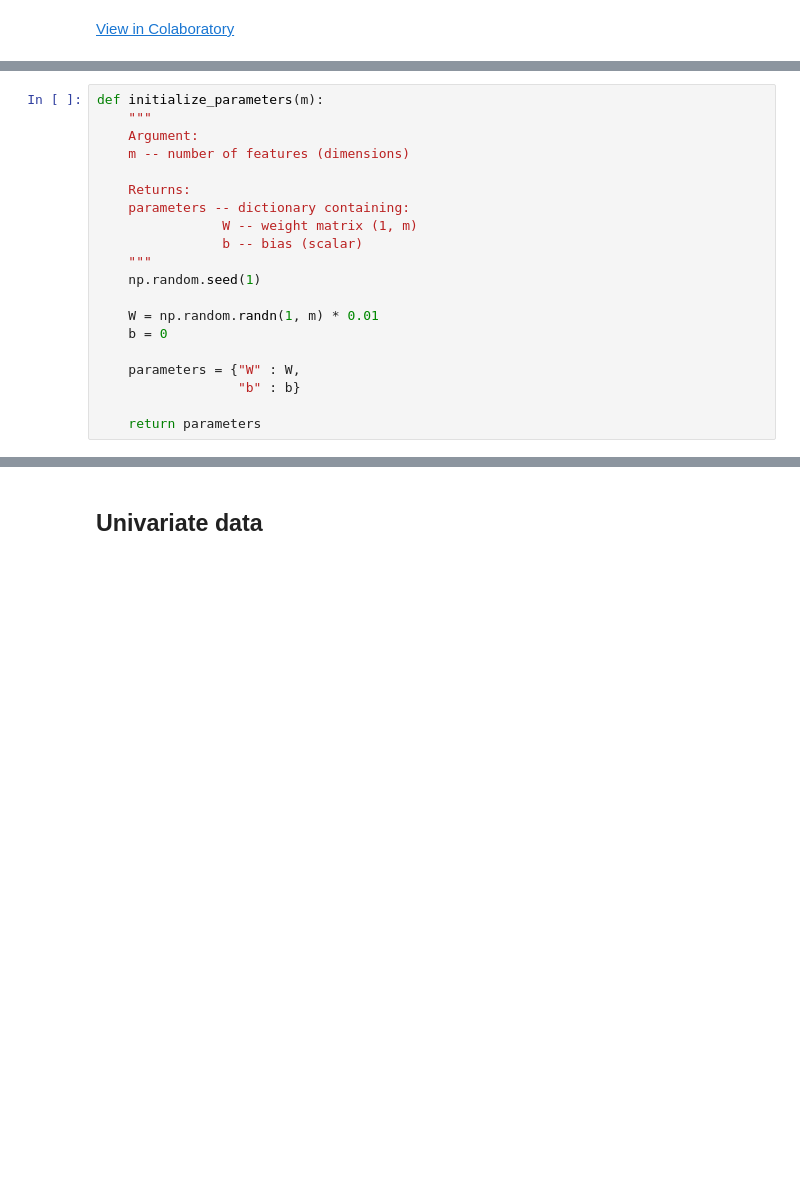
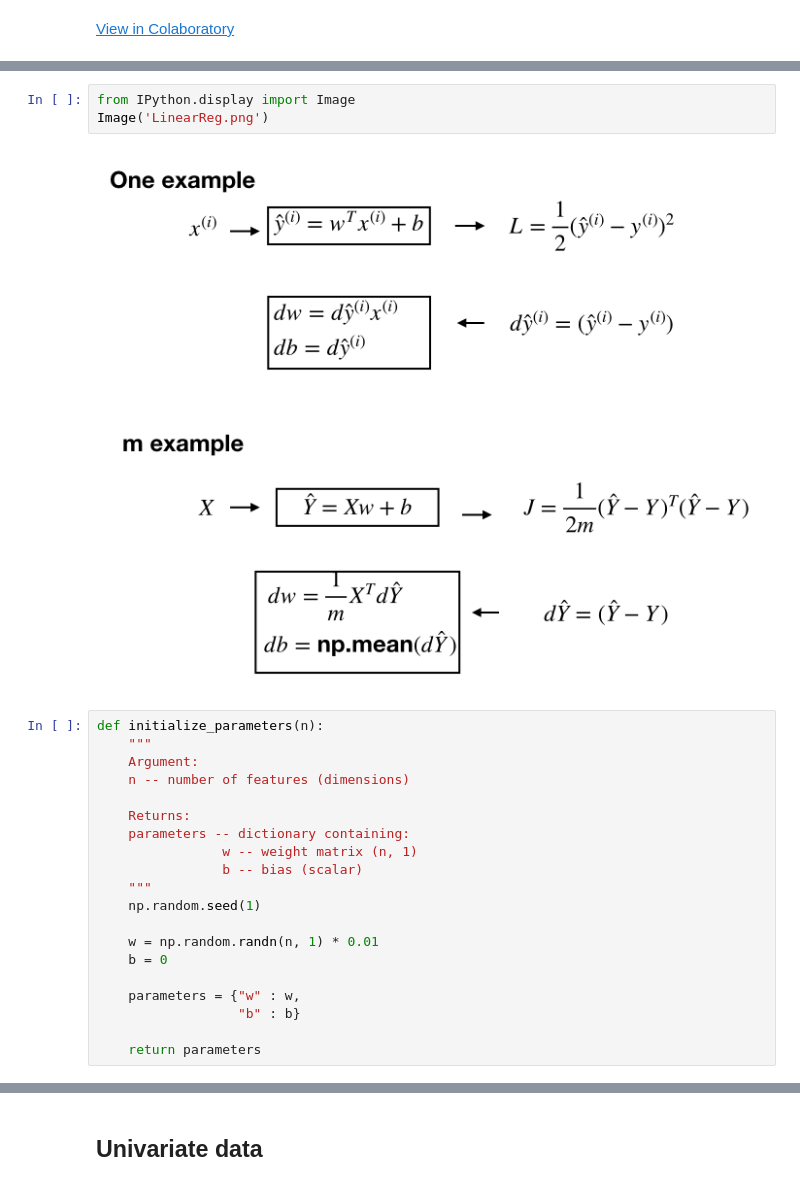
Before and after one commit to scumabo/DeepLearningFromScratch, a Jupyter notebook: 1_Linear_regression.ipynb, the cells around one changed output, grey strips where cells are left out. Cells and saved outputs as stored; diff of their text form; blank space fills up the shorter version.

```diff
--- a/1_Linear_regression.ipynb
+++ b/1_Linear_regression.ipynb
@@ -17,20 +12,25 @@ Saving ex1data2.txt to ex1data2 (1).txt
+# %%
+from IPython.display import Image
+Image('LinearReg.png')
+# %% [output]
+[figure, added]
 # %%
-def initialize_parameters(m):
+def initialize_parameters(n):
     """
     Argument:
-    m -- number of features (dimensions)
+    n -- number of features (dimensions)
 
     Returns:
     parameters -- dictionary containing:
-                W -- weight matrix (1, m)
+                w -- weight matrix (n, 1)
                 b -- bias (scalar)
     """
     np.random.seed(1)
 
-    W = np.random.randn(1, m) * 0.01
+    w = np.random.randn(n, 1) * 0.01
     b = 0
 
-    parameters = {"W" : W,
+    parameters = {"w" : w,
                   "b" : b}
 
     return parameters
```
Also changed, not shown: parts of 12 cells of this notebook.
